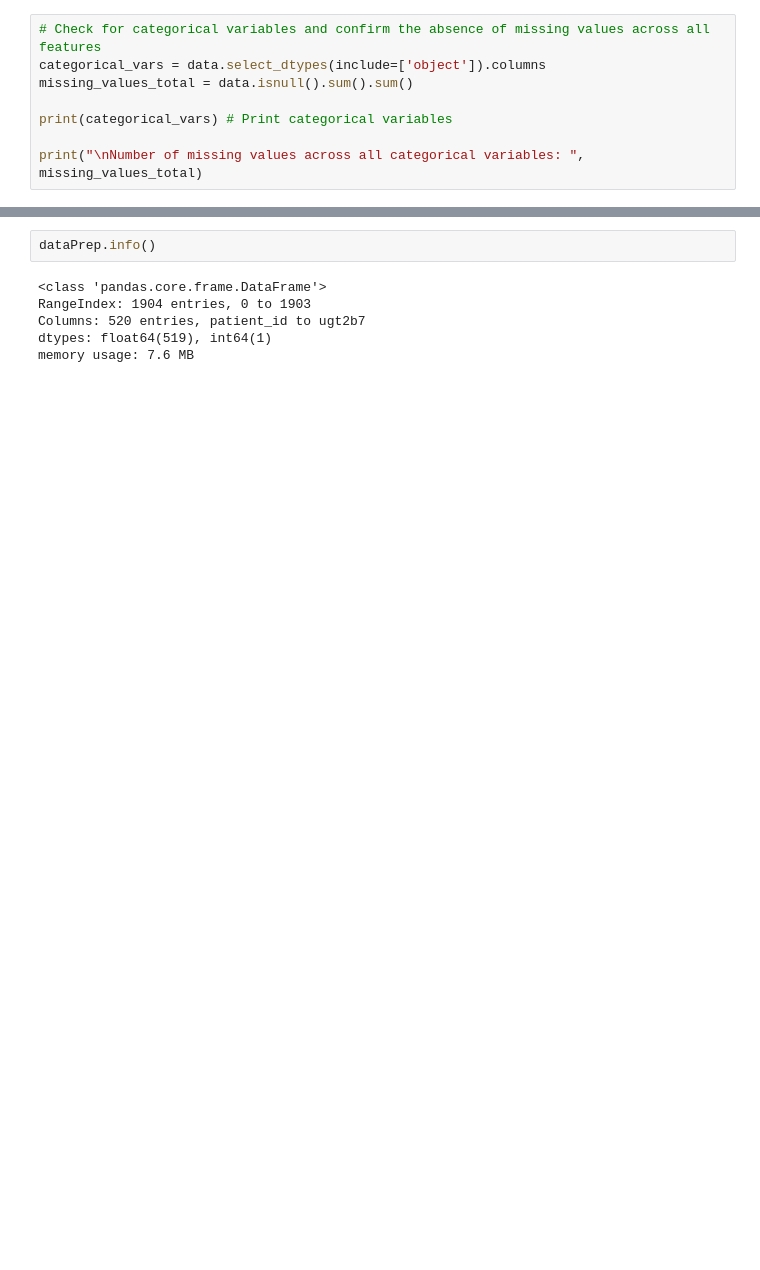
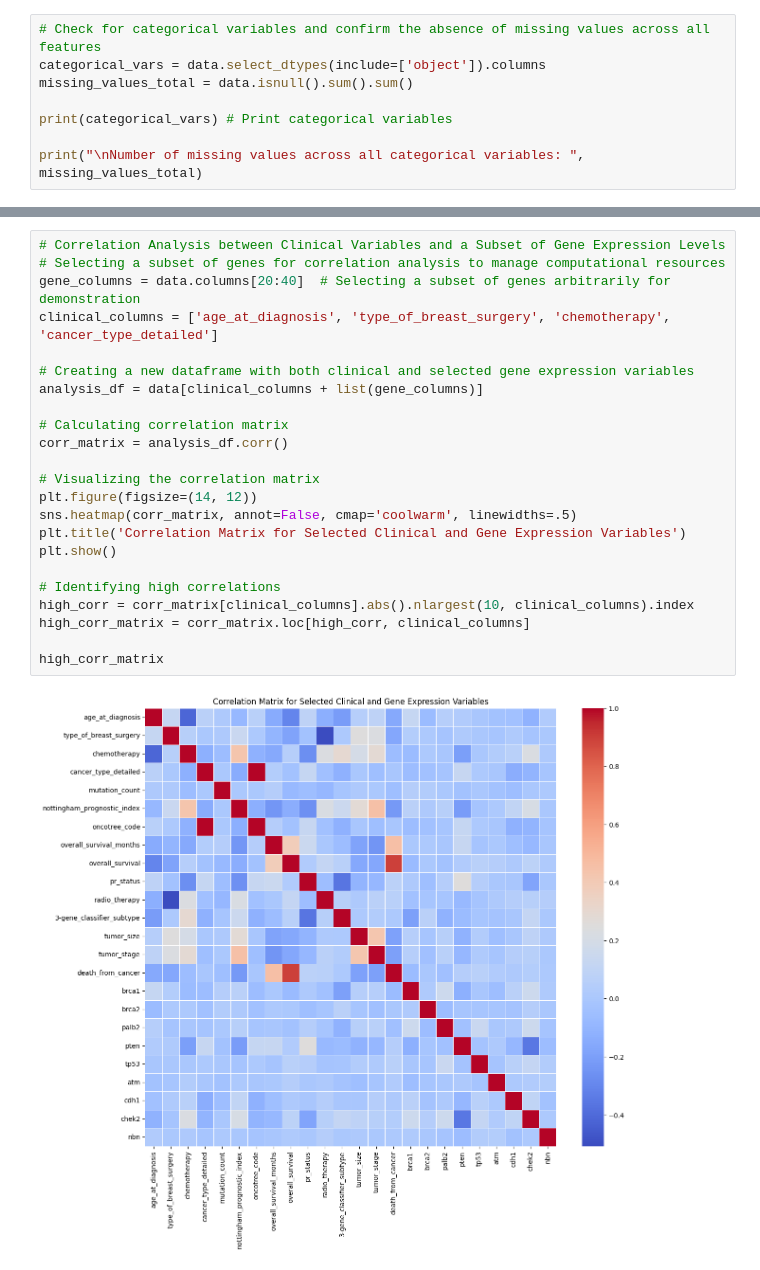
Before and after one commit to GirmaSis/Integrative-Machine-Learning-Analysis-of-Genomic-and-Clinical-Data-for-Breast-Cancer, a Jupyter notebook: Breast_Cancer_METABRIC_Data_Analysis_ori.ipynb, the cells around one changed output, grey strips where cells are left out. Saved outputs shown, nothing was run; the diff lists cells and outputs as text; blank space fills up the shorter version.

```diff
--- a/Breast_Cancer_METABRIC_Data_Analysis_ori.ipynb
+++ b/Breast_Cancer_METABRIC_Data_Analysis_ori.ipynb
@@ -69,11 +101,28 @@ dataPrep = data.copy() # Create a copy of the dataframe
 # Display the first few rows to confirm changes
 dataPrep.head()
 dataPrep.to_csv('dataset/AfterPreprocessing_4.csv', index=False)
-# %%
-dataPrep.info()
-# %% [output]
-<class 'pandas.core.frame.DataFrame'>
-RangeIndex: 1904 entries, 0 to 1903
-Columns: 520 entries, patient_id to ugt2b7
-dtypes: float64(519), int64(1)
-memory usage: 7.6 MB
+# %%
+# Correlation Analysis between Clinical Variables and a Subset of Gene Expression Levels
+# Selecting a subset of genes for correlation analysis to manage computational resources
+gene_columns = data.columns[20:40]  # Selecting a subset of genes arbitrarily for demonstration
+clinical_columns = ['age_at_diagnosis', 'type_of_breast_surgery', 'chemotherapy', 'cancer_type_detailed']
+
+# Creating a new dataframe with both clinical and selected gene expression variables
+analysis_df = data[clinical_columns + list(gene_columns)]
+
+# Calculating correlation matrix
+corr_matrix = analysis_df.corr()
+
+# Visualizing the correlation matrix
+plt.figure(figsize=(14, 12))
+sns.heatmap(corr_matrix, annot=False, cmap='coolwarm', linewidths=.5)
+plt.title('Correlation Matrix for Selected Clinical and Gene Expression Variables')
+plt.show()
+
+# Identifying high correlations
+high_corr = corr_matrix[clinical_columns].abs().nlargest(10, clinical_columns).index
+high_corr_matrix = corr_matrix.loc[high_corr, clinical_columns]
+
+high_corr_matrix
+# %% [output]
+[figure, added]
```
Also changed, not shown: parts of 10 cells of this notebook, 6 other files.
